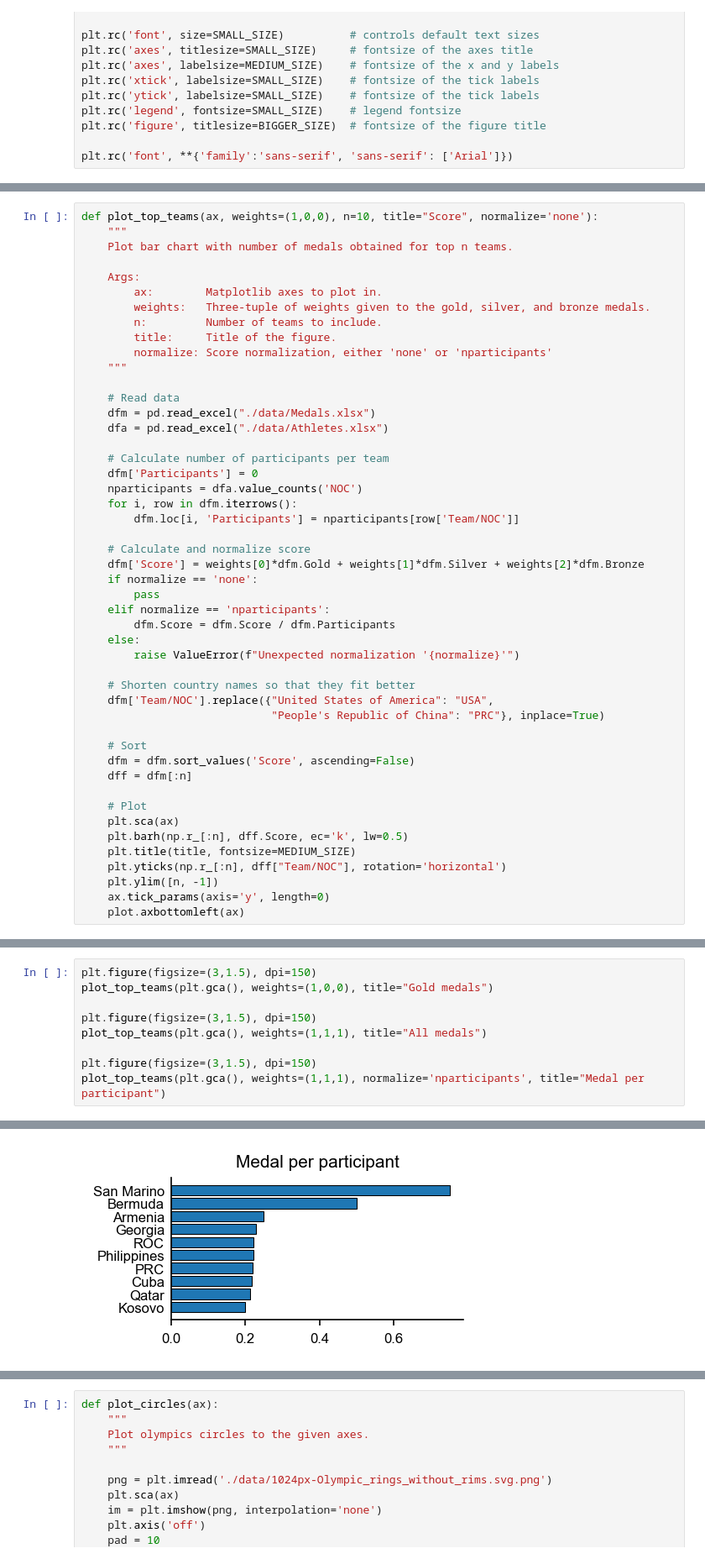
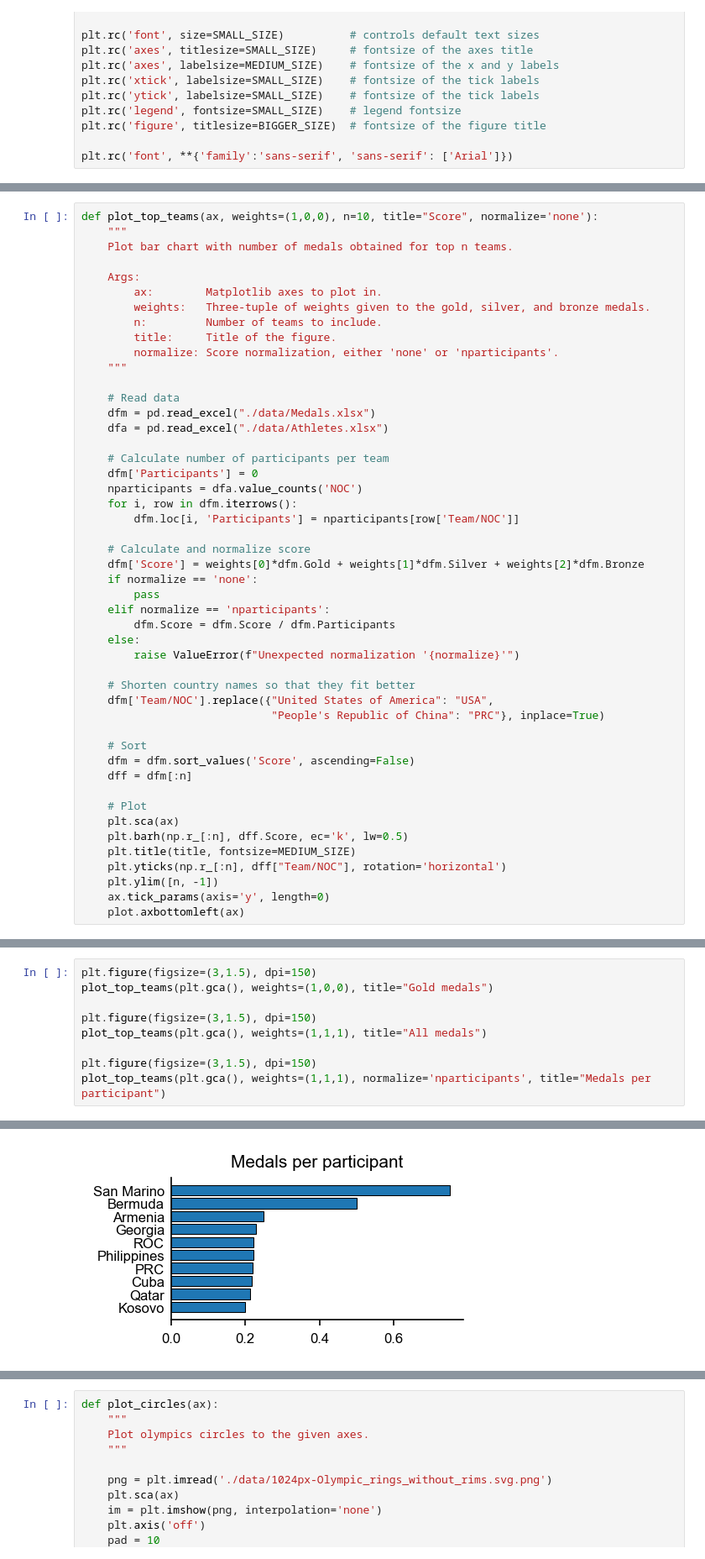
Before and after one commit to sipv/MultipanelFigures, a Jupyter notebook: MultipanelFigures.ipynb, the cells around one changed output, grey strips where cells are left out. Shown: that part at 84% size. Cells and saved outputs as stored; diff of their text form.

```diff
--- a/MultipanelFigures.ipynb
+++ b/MultipanelFigures.ipynb
@@ -123,7 +125,7 @@ def plot_top_teams(ax, weights=(1,0,0), n=10, title="Score", normalize='none'):
         weights:   Three-tuple of weights given to the gold, silver, and bronze medals.
         n:         Number of teams to include.
         title:     Title of the figure.
-        normalize: Score normalization, either 'none' or 'nparticipants'
+        normalize: Score normalization, either 'none' or 'nparticipants'.
     """
 
     # Read data
@@ -166,14 +168,14 @@ We can test the function directly here:
 # %%
 plt.figure(figsize=(3,1.5), dpi=150)
 plot_top_teams(plt.gca(), weights=(1,0,0), title="Gold medals")
 
 plt.figure(figsize=(3,1.5), dpi=150)
 plot_top_teams(plt.gca(), weights=(1,1,1), title="All medals")
 
 plt.figure(figsize=(3,1.5), dpi=150)
-plot_top_teams(plt.gca(), weights=(1,1,1), normalize='nparticipants', title="Medal per participant")
+plot_top_teams(plt.gca(), weights=(1,1,1), normalize='nparticipants', title="Medals per participant")
 # %% [output]
 [figure]
 [figure]
-[figure, old version]
+[figure, new version]
 # %% [markdown]
```
Also changed, not shown: parts of 22 cells of this notebook, 2 other files.
